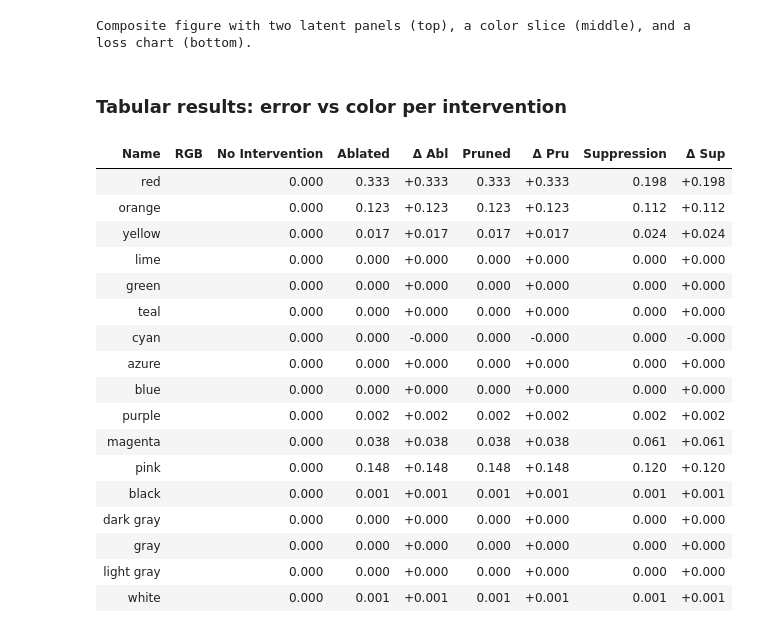
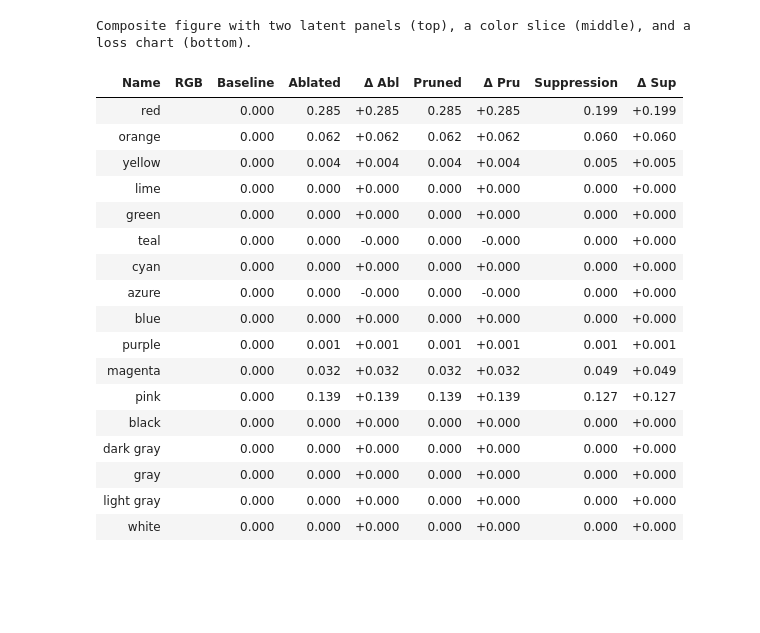
Before and after one commit to z0u/ex-preppy, a Jupyter notebook: docs/m2-control/ex-2.9.1-redux.ipynb, the cells around one changed output. Drawn from its saved outputs; the diff is of its cells as text; code cells hidden in the pictures; blank space fills up the shorter version.

```diff
--- a/docs/m2-control/ex-2.9.1-redux.ipynb
+++ b/docs/m2-control/ex-2.9.1-redux.ipynb
@@ -18,6 +18,7 @@ import modal
 from infra.requirements import freeze, project_packages
 from mini.experiment import Experiment
 from utils.logging import SimpleLoggingConfig
+from ex_color.vis import NbViz
 
 logging_config = (
     SimpleLoggingConfig()
@@ -32,6 +33,8 @@ log = logging.getLogger(f'notebook.{nbid}')
 run = Experiment(experiment_name, project=project)
 run.image = modal.Image.debian_slim().pip_install(*freeze(all=True)).add_local_python_source(*project_packages())
 run.before_each(logging_config.apply)
+
+viz = NbViz(nbid)
 None  # prevent auto-display of this cell
 # %% [markdown]
 ## Model parameters
@@ -919,0 +215,4 @@ display(correlation_summary)
+# %%
+from ex_color.evaluation import TestSet
+
+test_set = TestSet.create()
@@ -977,19 +285,30 @@ Plot showing four slices of the HSV cube, titled "Predicted colors · pruned ·
 
 Included for comparison/completeness, but this model was not really designed for it.
 # %%
+from math import cos, radians
 from IPython.display import clear_output
 
+from ex_color.intervention import Suppression, BoundedFalloff, InterventionConfig
+
+
+falloff = BoundedFalloff(
+    cos(radians(90)),  # cos(max_angle)
+    1,  # completely squash fully-aligned vectors
+    # 2,  # soft rim, sharp hub
+    0,
+)
+suppression = InterventionConfig(
+    apply=Suppression(torch.tensor(RED), falloff),
+    layer_affinities=['bottleneck'],
+)
+suppression_results = test_set.evaluate(model, [suppression], tags={'suppression'})
 clear_output()
 
-visualize_reconstructed_cube(
-    suppression_results.color_slice_cube.permute('svh'),
-    tags=suppression_results.tags,
-)
-# visualize_reconstruction_loss(suppression_results.loss_cube, tags=suppression_results.tags)
-# visualize_latent_space(
-#     suppression_results.latent_cube,
-#     tags=suppression_results.tags,
-#     dims=[(1, 0, 2), (2, 0, 1), (3, 0, 1), (2, 1, 3), (3, 1, 2), (3, 2, 0)],
+viz.plot_cube(suppression_results)
+# viz.plot_recon_loss(suppression_results)
+# viz.plot_latent_space(
+#     suppression_results,
+#     dims=[(1, 0, 2), (2, 0, 1), (3, 0, 1), (4, 1, 2), (3, 2, 4), (4, 3, 0)],
 # )
 # %% [output]
 Plot showing four slices of the HSV cube, titled "Predicted colors · suppression · V vs H by S". Nominally, each slice has constant saturation, but varies in value (brightness) from top to bottom, and ...
@@ -1077,31 +367,25 @@ Pruned
 Composite figure with two latent panels (top), a color slice (middle), and a loss chart (bottom).
 Suppression
 Composite figure with two latent panels (top), a color slice (middle), and a loss chart (bottom).
-# %% [markdown]
-### Tabular results: error vs color per intervention
 # %%
-from IPython.display import display
-from ex_color.vis import ColorTableHtmlFormatter
-
-df = hstack_named_results(no_intervention_results, ablation_results, pruned_results, suppression_results)
-
-display(ColorTableHtmlFormatter().style(df))
+viz.tab_error_vs_color(baseline_results, ablation_results, pruned_results, suppression_results)
+viz.tab_error_vs_color_latex(baseline_results, ablation_results, pruned_results, suppression_results)
 # %% [output]
-| Name | RGB | No Intervention | Ablated | Δ Abl | Pruned | Δ Pru | Suppression | Δ Sup |
-| red |  | 0.000 | 0.333 | +0.333 | 0.333 | +0.333 | 0.198 | +0.198 |
-| orange |  | 0.000 | 0.123 | +0.123 | 0.123 | +0.123 | 0.112 | +0.112 |
-| yellow |  | 0.000 | 0.017 | +0.017 | 0.017 | +0.017 | 0.024 | +0.024 |
+| Name | RGB | Baseline | Ablated | Δ Abl | Pruned | Δ Pru | Suppression | Δ Sup |
+| red |  | 0.000 | 0.285 | +0.285 | 0.285 | +0.285 | 0.199 | +0.199 |
+| orange |  | 0.000 | 0.062 | +0.062 | 0.062 | +0.062 | 0.060 | +0.060 |
+| yellow |  | 0.000 | 0.004 | +0.004 | 0.004 | +0.004 | 0.005 | +0.005 |
 | lime |  | 0.000 | 0.000 | +0.000 | 0.000 | +0.000 | 0.000 | +0.000 |
 | green |  | 0.000 | 0.000 | +0.000 | 0.000 | +0.000 | 0.000 | +0.000 |
-| teal |  | 0.000 | 0.000 | +0.000 | 0.000 | +0.000 | 0.000 | +0.000 |
-| cyan |  | 0.000 | 0.000 | -0.000 | 0.000 | -0.000 | 0.000 | -0.000 |
-| azure |  | 0.000 | 0.000 | +0.000 | 0.000 | +0.000 | 0.000 | +0.000 |
+| teal |  | 0.000 | 0.000 | -0.000 | 0.000 | -0.000 | 0.000 | +0.000 |
+| cyan |  | 0.000 | 0.000 | +0.000 | 0.000 | +0.000 | 0.000 | +0.000 |
+| azure |  | 0.000 | 0.000 | -0.000 | 0.000 | -0.000 | 0.000 | +0.000 |
 | blue |  | 0.000 | 0.000 | +0.000 | 0.000 | +0.000 | 0.000 | +0.000 |
-| purple |  | 0.000 | 0.002 | +0.002 | 0.002 | +0.002 | 0.002 | +0.002 |
-| magenta |  | 0.000 | 0.038 | +0.038 | 0.038 | +0.038 | 0.061 | +0.061 |
-| pink |  | 0.000 | 0.148 | +0.148 | 0.148 | +0.148 | 0.120 | +0.120 |
-| black |  | 0.000 | 0.001 | +0.001 | 0.001 | +0.001 | 0.001 | +0.001 |
+| purple |  | 0.000 | 0.001 | +0.001 | 0.001 | +0.001 | 0.001 | +0.001 |
+| magenta |  | 0.000 | 0.032 | +0.032 | 0.032 | +0.032 | 0.049 | +0.049 |
+| pink |  | 0.000 | 0.139 | +0.139 | 0.139 | +0.139 | 0.127 | +0.127 |
+| black |  | 0.000 | 0.000 | +0.000 | 0.000 | +0.000 | 0.000 | +0.000 |
 | dark gray |  | 0.000 | 0.000 | +0.000 | 0.000 | +0.000 | 0.000 | +0.000 |
 | gray |  | 0.000 | 0.000 | +0.000 | 0.000 | +0.000 | 0.000 | +0.000 |
 | light gray |  | 0.000 | 0.000 | +0.000 | 0.000 | +0.000 | 0.000 | +0.000 |
-| white |  | 0.000 | 0.001 | +0.001 | 0.001 | +0.001 | 0.001 | +0.001 |
+| white |  | 0.000 | 0.000 | +0.000 | 0.000 | +0.000 | 0.000 | +0.000 |
```
Also changed, not shown: parts of 31 cells of this notebook, 35 other files.
